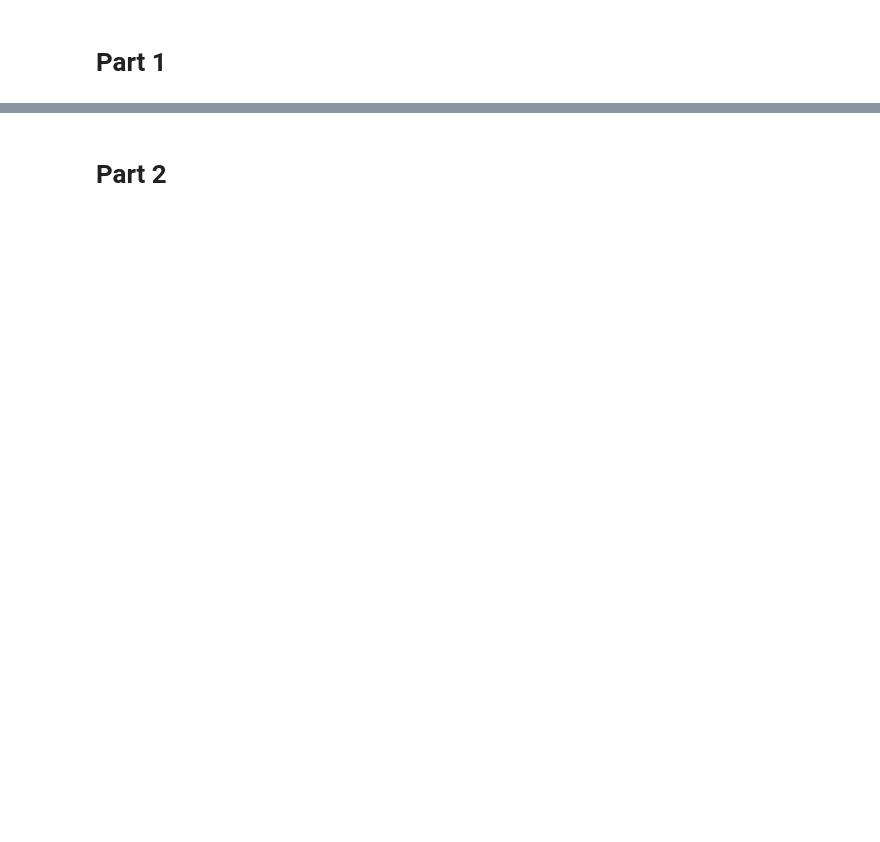
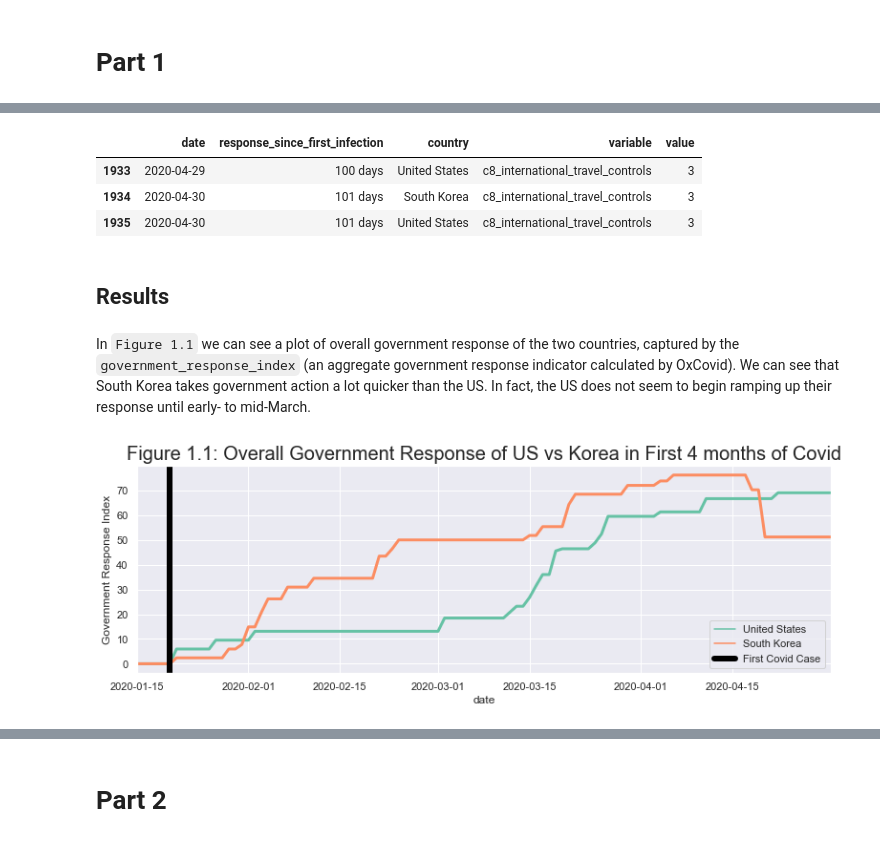
Before and after one commit to yenniejun/oii-sds-fundamentals-summative, a Jupyter notebook: summative.ipynb, the cells around one changed output, grey strips where cells are left out. Saved outputs shown, nothing was run; the diff lists cells and outputs as text; code cells hidden in the pictures; blank space fills up the shorter version.

Commit message:
Adding intro/conclusion text for part 1, cleaning up graphs

```diff
--- a/summative.ipynb
+++ b/summative.ipynb
@@ -187,20 +43,0 @@ The same information as above can be viewed as a bar plot.
-# %%
-df_bar_data = df_melt[df_melt.value!=0].groupby(['variable', 'country']).first()\
-    ["response_since_first_infection"].reset_index()
-
-# Map days (datetime object) to integers
-df_bar_data["response_since_first_infection"] = df_bar_data["response_since_first_infection"]\
-    .apply(lambda a: a.days)
-
-# Plot barplot
-sns.set(rc={'figure.figsize':(5,8)})
-g = sns.barplot(data=d, y="variable", x="response_since_first_infection",
-                hue="country", palette="magma", orient='h', ci=False)
-
-# Format the ticklabels to capitalize each word
-g.set_yticklabels([' '.join([a.capitalize() for a in c.split('_')[1:]]) for c in df_melt.variable.unique()])
-
-# Add labels and title
-g.set_xlabel('Num Days for Response since First Covid Case')
-g.set_ylabel('Government Response Type')
-plt.title('Government Response of US vs Korea in First 4 months of Covid, By Response Type', fontsize=20);
@@ -235,0 +70,16 @@ Conculsions
+# %%
+# Extend gov_flags to include other relevant column indexes that I am interested in looking at
+gov_flags.extend(["date", "response_since_first_infection", "country"])
+
+# Get the containment and closure policies on each row for each flag
+df_melt = df_govtrack[gov_flags].sort_values(by="date")\
+    .melt(id_vars=["date", "response_since_first_infection", "country"])\
+    .dropna()
+
+# Display just the last few elements
+display(df_melt.tail(3))
+# %% [output]
+|  | date | response_since_first_infection | country | variable | value |
+| 1933 | 2020-04-29 | 100 days | United States | c8_international_travel_controls | 3 |
+| 1934 | 2020-04-30 | 101 days | South Korea | c8_international_travel_controls | 3 |
+| 1935 | 2020-04-30 | 101 days | United States | c8_international_travel_controls | 3 |
@@ -235,0 +102,19 @@ Conculsions
+# %% [markdown]
+## Results
+# %% [markdown]
+In `Figure 1.1` we can see a plot of overall government response of the two countries, captured by the `government_response_index` (an aggregate government response indicator calculated by OxCovid). We can see that South Korea takes government action a lot quicker than the US. In fact, the US does not seem to begin ramping up their response until early- to mid-March.
+# %%
+sns.set(rc={'figure.figsize':(13, 4)})
+
+ax = sns.lineplot(data=df_govtrack, x="date", y="government_response_index", hue="country", palette="Set2", lw=3)
+
+# Plot the "first day of contact"
+ax.axvline(pd.to_datetime('2020-01-20'), color='black', lw=6, label="First Covid Case")
+
+# Legends, titles, axes
+plt.legend()
+plt.ylabel('Government Response Index')
+plt.xlim(pd.to_datetime('2020-01-15'), pd.to_datetime('2020-04-30'));
+plt.title('Figure 1.1: Overall Government Response of US vs Korea in First 4 months of Covid', fontsize=20);
+# %% [output]
+[figure, added]
```
Also changed, not shown: parts of 116 cells of this notebook, 4 other files.
